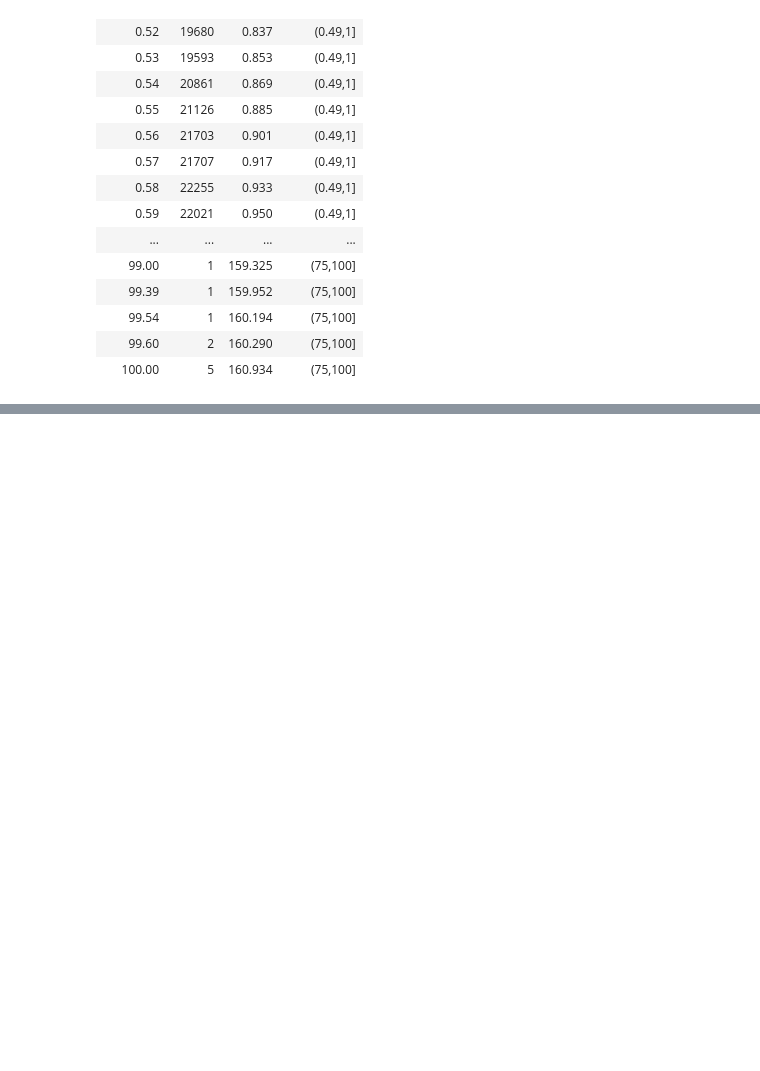
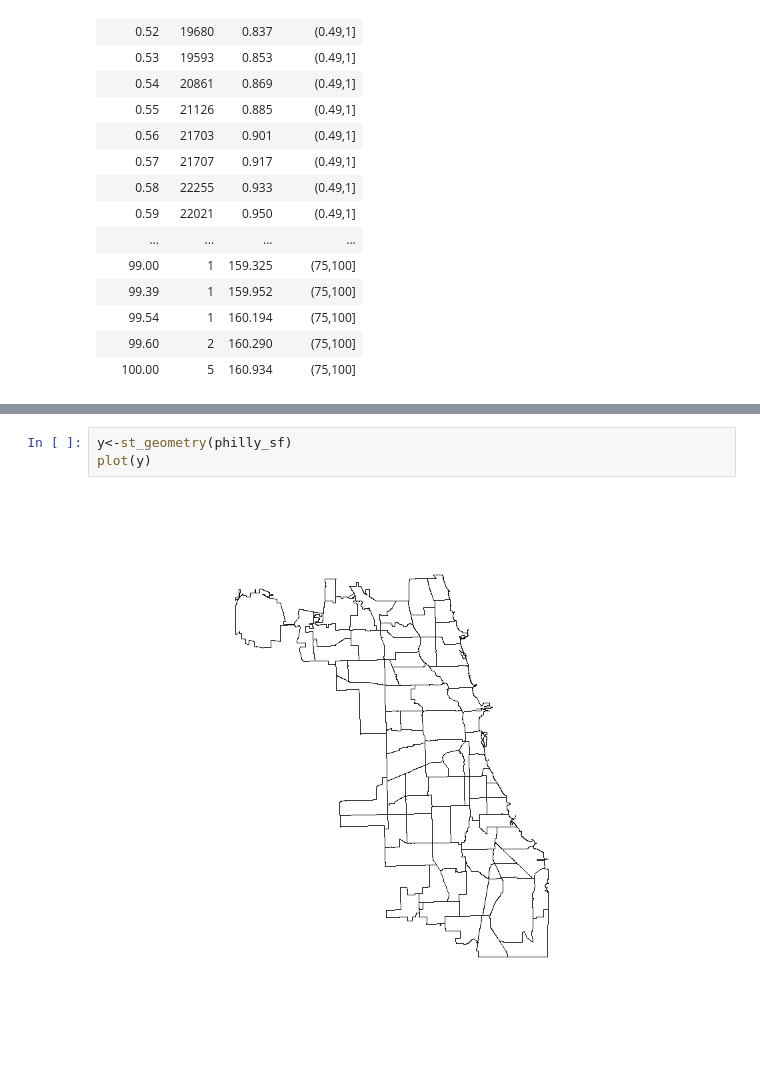
Before and after one commit to rkodit2/cs424proj3, a Jupyter notebook: project3Taxi/project3Data.ipynb, the cells around one changed output, grey strips where cells are left out. Cells and saved outputs as stored; diff of their text form; blank space fills up the shorter version.

```diff
--- a/project3Taxi/project3Data.ipynb
+++ b/project3Taxi/project3Data.ipynb
@@ -618,0 +680,5 @@ mileagecount
+# %%
+y<-st_geometry(philly_sf)
+plot(y)
+# %% [output]
+[figure, added]
```
Also changed, not shown: parts of 22 cells of this notebook, 6 other files.
